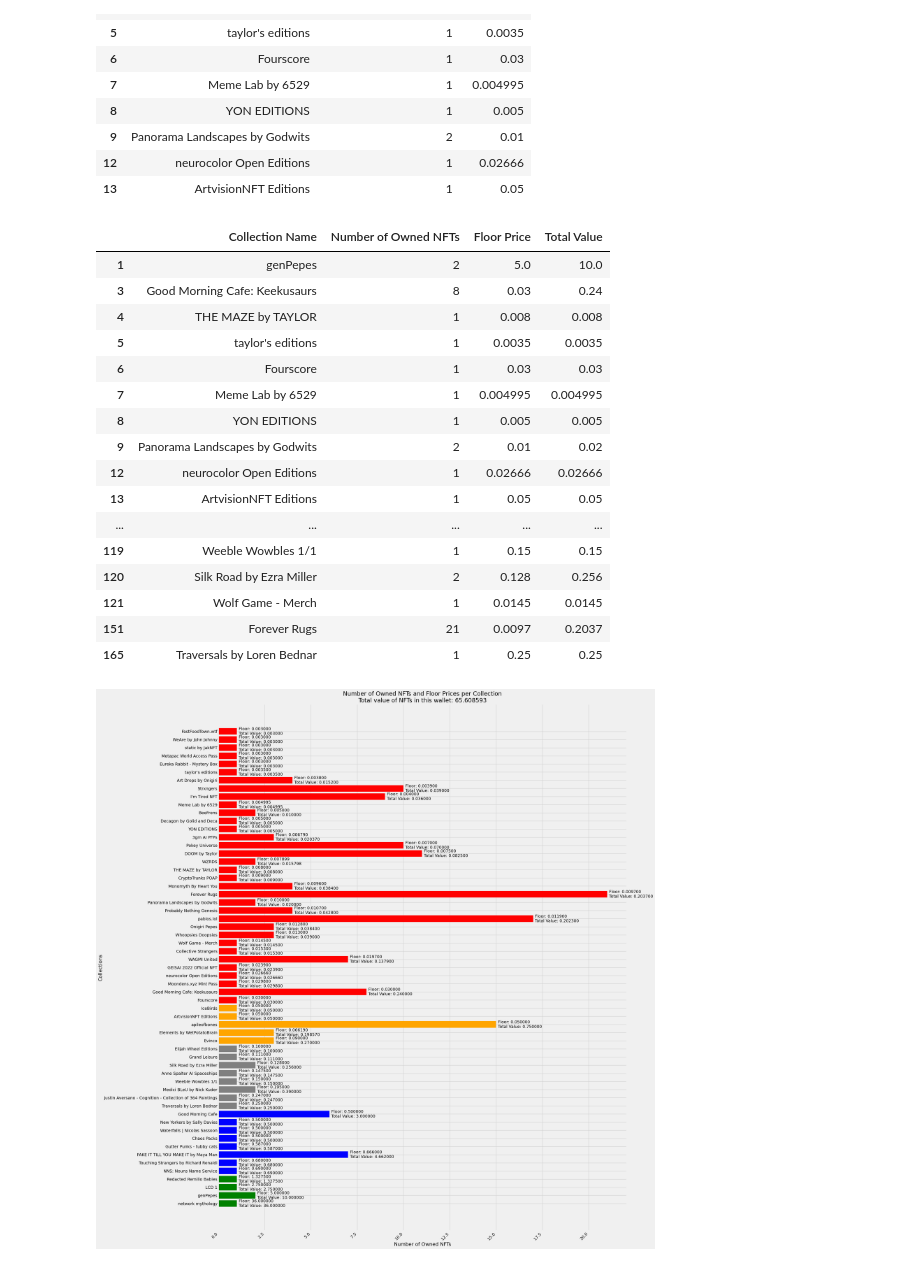
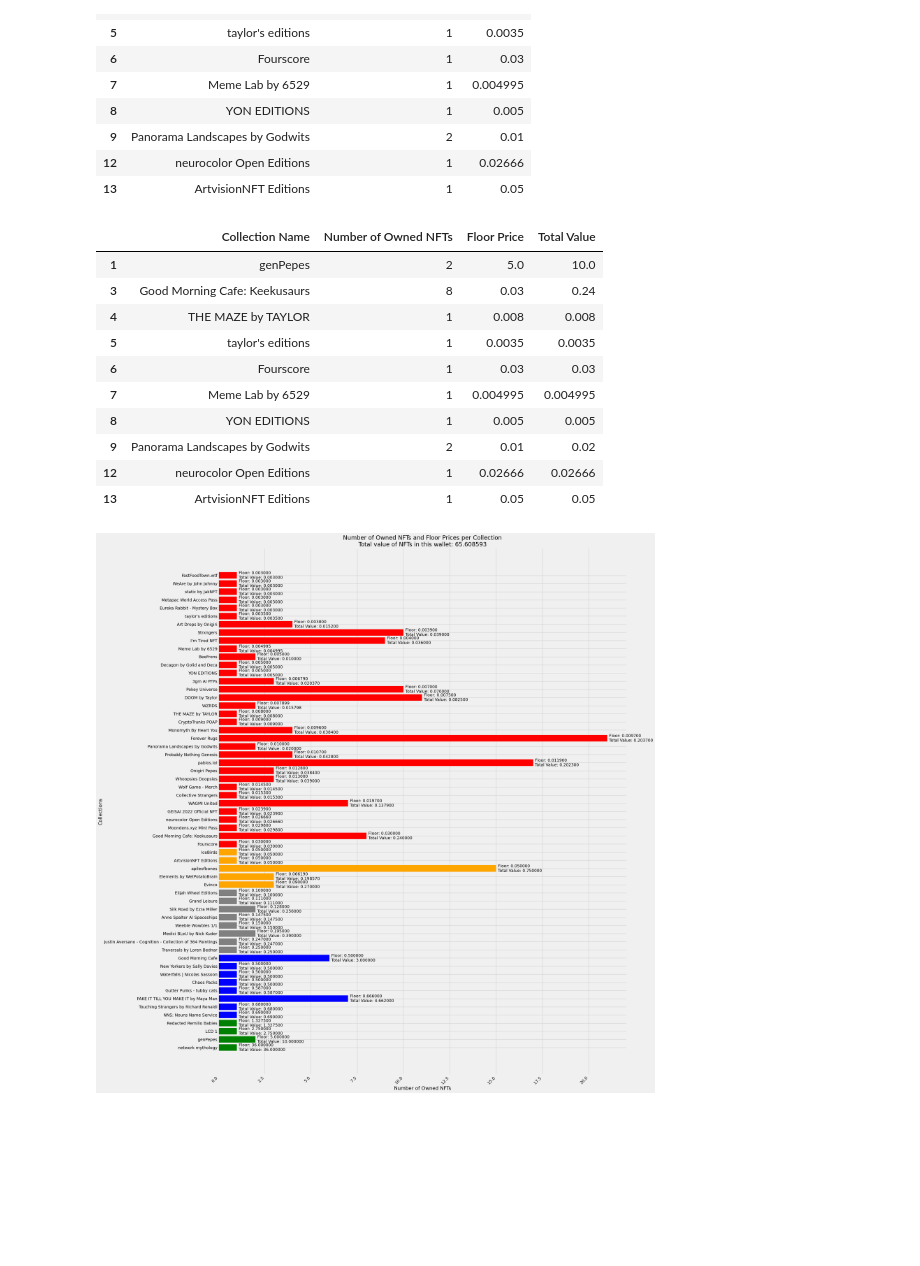
Before and after one commit to RimaBuilds/nft-opensea-wallet-analyzer, a Jupyter notebook: nft_port_visualisation.ipynb, the cells around one changed output. Saved outputs shown, nothing was run; the diff lists cells and outputs as text; code cells hidden in the pictures; blank space fills up the shorter version.

```diff
--- a/nft_port_visualisation.ipynb
+++ b/nft_port_visualisation.ipynb
@@ -122,32 +122,26 @@ df_remove_dust.head(10)
 # %%
 # Extract required data for the plot
 collection_names = df_remove_dust['Collection Name']
 nft_counts = df_remove_dust['Number of Owned NFTs']
 floor_prices = df_remove_dust['Floor Price']
 
 # Calculate total value of NFTs in the wallet
 df_remove_dust['Total Value'] = df_remove_dust['Number of Owned NFTs'] * df_remove_dust['Floor Price']
 total_value_wallet = df_remove_dust['Total Value'].sum()
 
-df_remove_dust
+df_remove_dust.head(10)
 # %% [output]
 |  | Collection Name | Number of Owned NFTs | Floor Price | Total Value |
 | 1 | genPepes | 2 | 5.0 | 10.0 |
 | 3 | Good Morning Cafe: Keekusaurs | 8 | 0.03 | 0.24 |
 | 4 | THE MAZE by TAYLOR | 1 | 0.008 | 0.008 |
 | 5 | taylor's editions | 1 | 0.0035 | 0.0035 |
 | 6 | Fourscore | 1 | 0.03 | 0.03 |
 | 7 | Meme Lab by 6529 | 1 | 0.004995 | 0.004995 |
 | 8 | YON EDITIONS | 1 | 0.005 | 0.005 |
 | 9 | Panorama Landscapes by Godwits | 2 | 0.01 | 0.02 |
 | 12 | neurocolor Open Editions | 1 | 0.02666 | 0.02666 |
 | 13 | ArtvisionNFT Editions | 1 | 0.05 | 0.05 |
-| ... | ... | ... | ... | ... |
-| 119 | Weeble Wowbles 1/1 | 1 | 0.15 | 0.15 |
-| 120 | Silk Road by Ezra Miller | 2 | 0.128 | 0.256 |
-| 121 | Wolf Game - Merch | 1 | 0.0145 | 0.0145 |
-| 151 | Forever Rugs | 21 | 0.0097 | 0.2037 |
-| 165 | Traversals by Loren Bednar | 1 | 0.25 | 0.25 |
 # %%
 df_filtered_sorted = df_remove_dust.sort_values(by='Floor Price', ascending=False)
 
```
Also changed, not shown: parts of 1 cell of this notebook.
